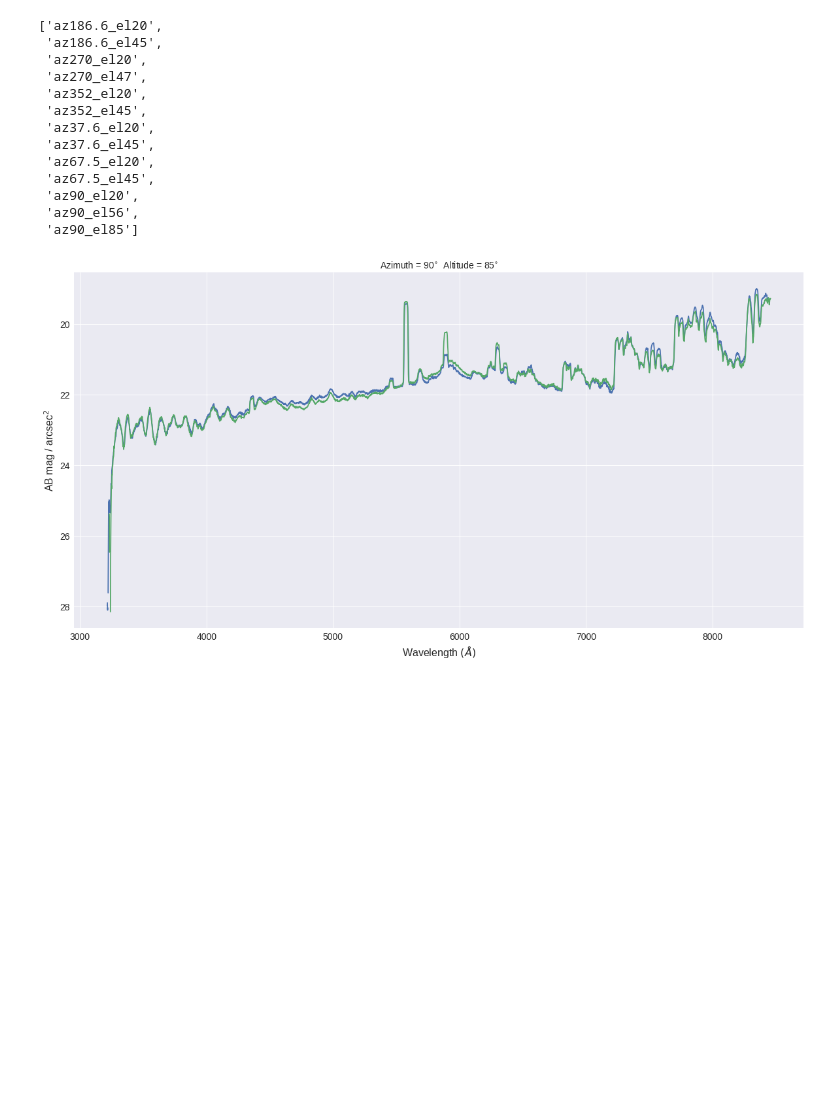
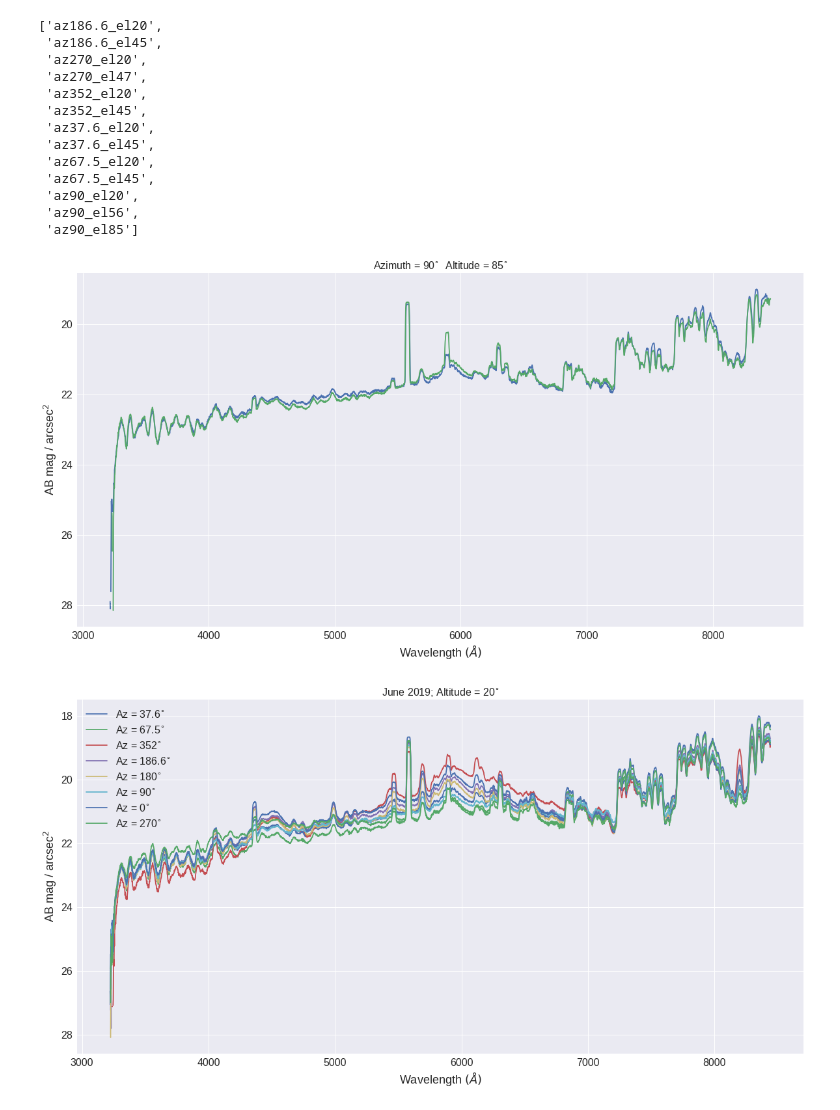
Before and after one commit to MMTObservatory/mmto_sky_brightness, a Jupyter notebook: sky_spectra.ipynb, the cells around one changed output. Drawn from its saved outputs; the diff is of its cells as text; code cells hidden in the pictures; blank space fills up the shorter version.

Commit message:
more sky spectra plots

```diff
--- a/sky_spectra.ipynb
+++ b/sky_spectra.ipynb
@@ -5,7 +5,7 @@ from pathlib import Path
 import numpy as np
 
 import matplotlib
-matplotlib.style.use('seaborn')
+matplotlib.style.use(['seaborn'])
 import matplotlib.pyplot as plt
 from astropy.table import Table, vstack
 from astropy.io import fits
@@ -17,9 +17,9 @@ import pysynphot
 
 from astropy.visualization import quantity_support
 
-SMALL_SIZE = 14
-MEDIUM_SIZE = 16
-BIGGER_SIZE = 18
+SMALL_SIZE = 16
+MEDIUM_SIZE = 18
+BIGGER_SIZE = 20
 
 plt.rc('font', size=SMALL_SIZE)          # controls default text sizes
 plt.rc('axes', titlesize=SMALL_SIZE)     # fontsize of the axes title
@@ -201,4 +201,19 @@ plt.title("Azimuth = 90$^{\circ}$  Altitude = 85$^{\circ}$")
 plt.gca().invert_yaxis()
 plt.show()
 # %% [output]
-[figure, old version]
+[figure, new version]
+# %%
+plt.figure(figsize=[20,10])
+for f in june_files:
+    az, el = f.split("_")
+    az = az.replace("az", "")
+    if "20" in el:
+        plt.plot(june_spectra[f].wave, june_spectra[f].flux, label="Az = " + az + "$^{\\circ}$")
+plt.xlabel("Wavelength $(\AA)$")
+plt.ylabel("AB mag / arcsec$^2$")
+plt.title("June 2019; Altitude = 20$^{\circ}$")
+plt.legend()
+plt.gca().invert_yaxis()
+plt.show()
+# %% [output]
+[figure, added]
```
Also changed, not shown: parts of 5 cells of this notebook.
